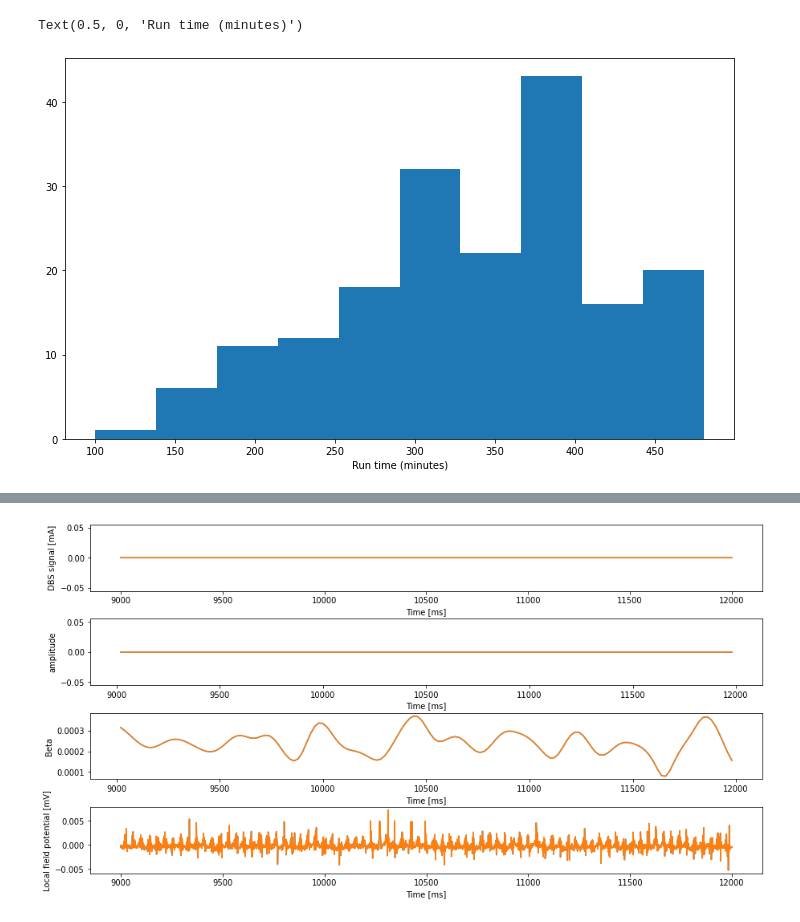
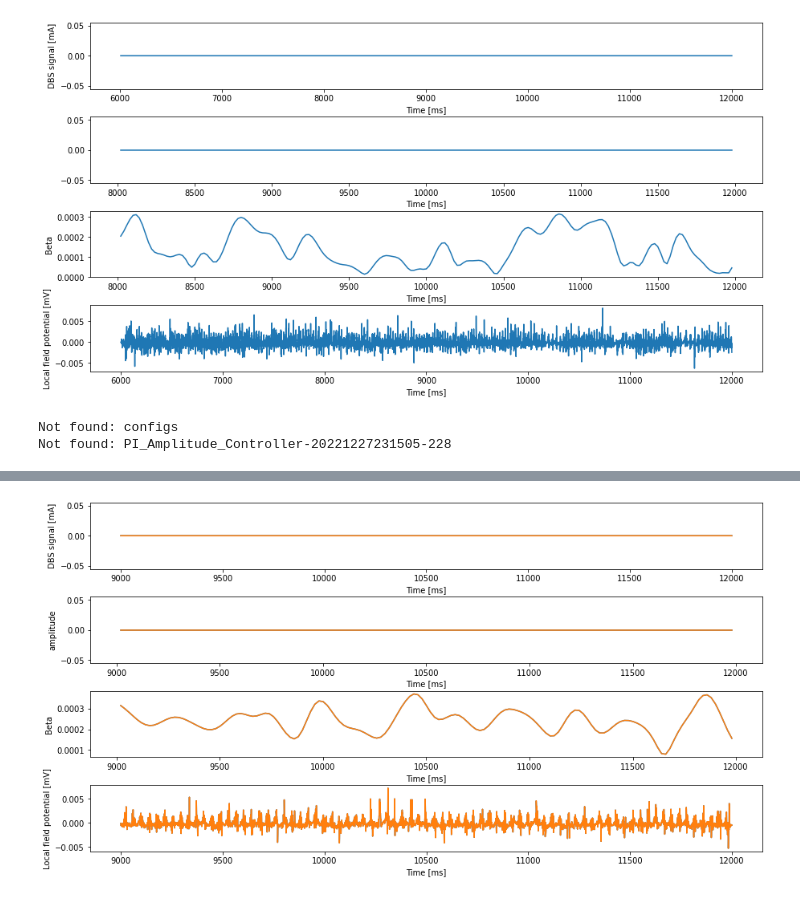
Before and after one commit to silvanx/CBG_Model_Fleming, a Jupyter notebook: Cortex_BasalGanglia_DBS_model/Simulation_Output_Results/plot_results.ipynb, the cells around one changed output, grey strips where cells are left out. Saved outputs shown, nothing was run; the diff lists cells and outputs as text; code cells hidden in the pictures.

```diff
--- a/Cortex_BasalGanglia_DBS_model/Simulation_Output_Results/plot_results.ipynb
+++ b/Cortex_BasalGanglia_DBS_model/Simulation_Output_Results/plot_results.ipynb
@@ -1,6 +1,10 @@
 # %%
 from pathlib import Path
 import plot_utils as u
+# %%
+u.load_and_plot('PI_grid_search_12/PI_Amplitude_Controller-20221227110412-0/', None, 6000, 32000, 6000, 12000)
+# %% [output]
+[figure, added]
 # %%
 plot_start_t = 9000
 plot_end_t = 12000
@@ -9,15 +15,5 @@ sim_time = 18000.01
 # %%
-u.plot_mse_dir('Controller_Simulations/Amp/standard_PID_Controller')
+u.plot_mse_dir('PI_grid_search_12')
+# %% [output]
+Not found: configs
+Not found: PI_Amplitude_Controller-20221227231505-228
-# %%
-import csv
-with open ('Controller_Simulations\\Amp\\amp_PID_runtimes.csv', 'r') as file:
-    csvreader = csv.reader(file, delimiter=';')
-    next(csvreader)
-    runtimes = [float(row[3].replace(',','.')) for row in csvreader]
-import matplotlib.pyplot as plt
-plt.figure(figsize=(12, 7))
-plt.hist(runtimes)
-plt.xlabel('Run time (minutes)')
-# %% [output]
-Text(0.5, 0, 'Run time (minutes)')
-[figure, removed]
```
Also changed, not shown: parts of 4 cells of this notebook, 1 other file.
